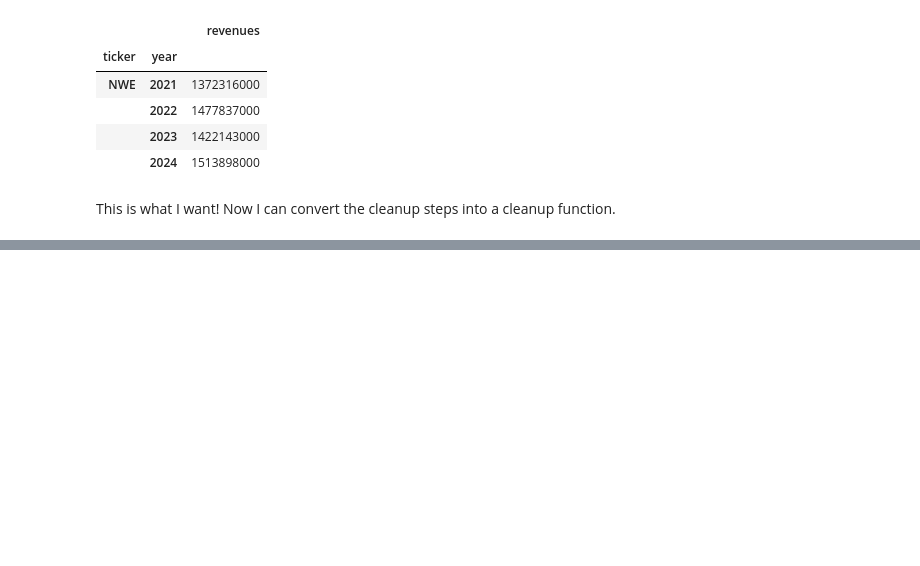
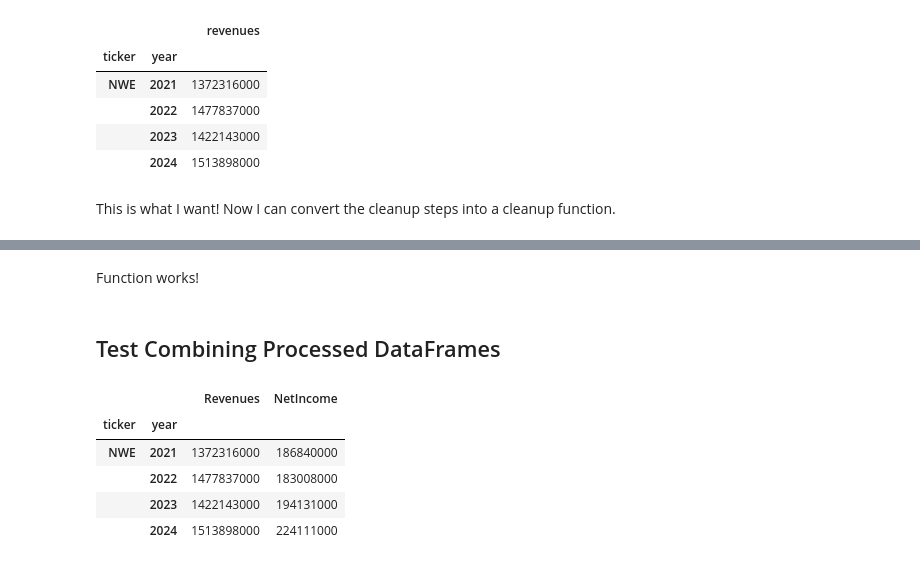
Before and after one commit to DougRoehm/sec-edgar-data, a Jupyter notebook: sec-data-nwe.ipynb, the cells around one changed output, grey strips where cells are left out. Cells and saved outputs as stored; diff of their text form; code cells hidden in the pictures; blank space fills up the shorter version.

```diff
--- a/sec-data-nwe.ipynb
+++ b/sec-data-nwe.ipynb
@@ -453,0 +488,20 @@ This is what I want! Now I can convert the cleanup steps into a cleanup function
+# %%
+# Define a cleanup functions
+def clean_xbrl_df_data(df_to_clean, name_of_account):
+    # Create copy of df
+    df = df_to_clean.copy()
+    # Add ticker column
+    df["ticker"] = ticker
+    # Add year column
+    df["year"] = df["end"].str.slice(0, 4)
+    # Select columns to keep "val", "ticker", "year"
+    df = df.loc[:, ["val", "ticker", "year"]]
+    # Rename val column
+    df = df.rename(columns={"val": str(name_of_account)})
+    # Reset the index
+    df = df.set_index(["ticker", "year"])
+
+    return df
+# %%
+# Test 01 of cleanup function
+df_revenues_temp = clean_xbrl_df_data(df_revenues, "Revenues")
@@ -453,0 +517,3 @@ This is what I want! Now I can convert the cleanup steps into a cleanup function
+# %%
+# Test 02 of cleanup function
+df_ni_temp = clean_xbrl_df_data(df_ni, "NetIncome")
@@ -453,0 +529,16 @@ This is what I want! Now I can convert the cleanup steps into a cleanup function
+# %% [markdown]
+Function works!
+# %% [markdown]
+## Test Combining Processed DataFrames
+# %%
+# Merge df_revenues_temp and df_ni_temp
+df_merged = pd.merge(df_revenues_temp, df_ni_temp, left_index=True, right_index=True)
+# %%
+df_merged
+# %% [output]
+|  |  | Revenues | NetIncome |
+| ticker | year |  |  |
+| NWE | 2021 | 1372316000 | 186840000 |
+|  | 2022 | 1477837000 | 183008000 |
+|  | 2023 | 1422143000 | 194131000 |
+|  | 2024 | 1513898000 | 224111000 |
```
Also changed, not shown: parts of 10 cells of this notebook.
